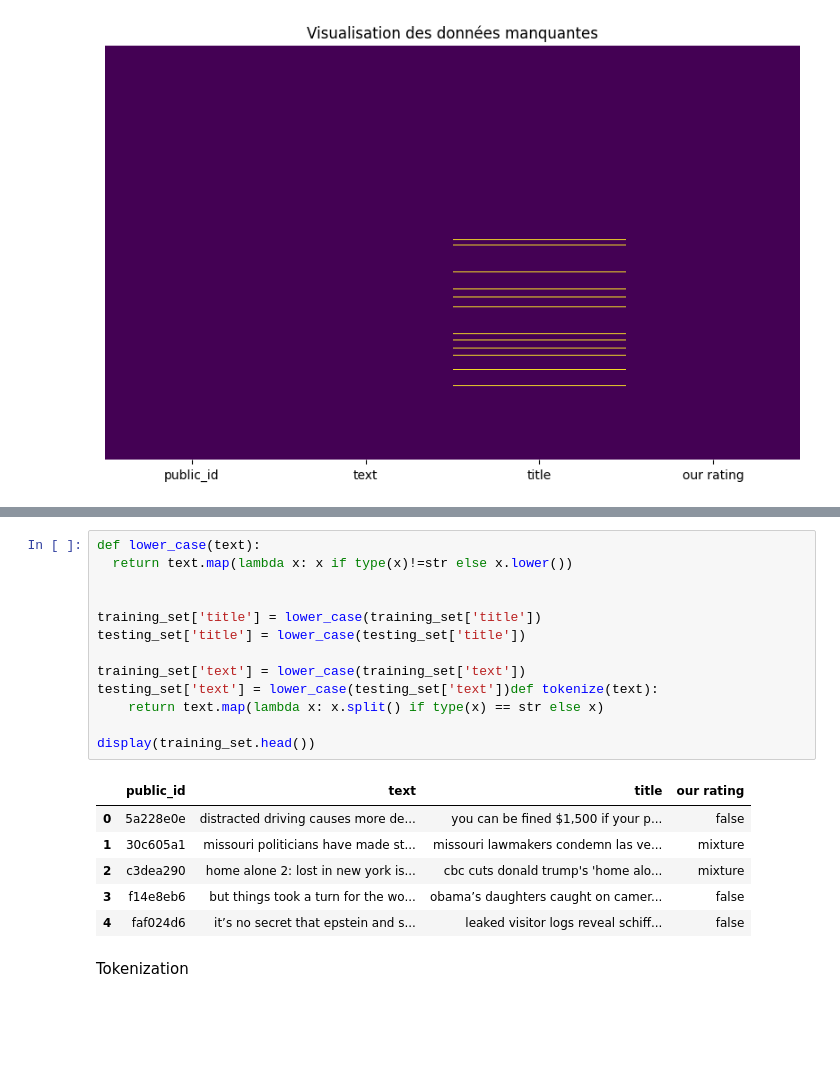
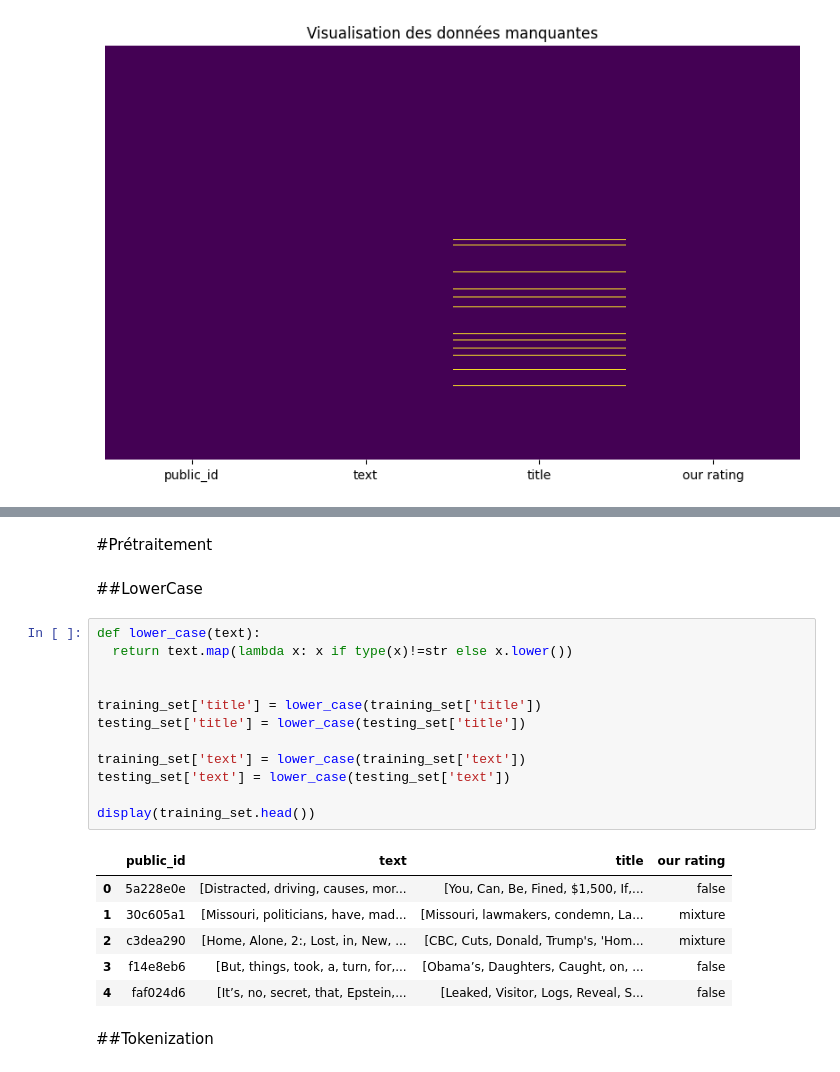
Before and after one commit to texao/projet_learning, a Jupyter notebook: Project_fake_news.ipynb, the cells around one changed output, grey strips where cells are left out. Drawn from its saved outputs; the diff is of its cells as text; blank space fills up the shorter version.

```diff
--- a/Project_fake_news.ipynb
+++ b/Project_fake_news.ipynb
@@ -93,25 +121,28 @@ Enlever les majuscules
+# %% [markdown]
+#Prétraitement
+# %% [markdown]
+##LowerCase
 # %%
 def lower_case(text):
   return text.map(lambda x: x if type(x)!=str else x.lower())
 
 
 training_set['title'] = lower_case(training_set['title'])
 testing_set['title'] = lower_case(testing_set['title'])
 
 training_set['text'] = lower_case(training_set['text'])
-testing_set['text'] = lower_case(testing_set['text'])def tokenize(text):
-    return text.map(lambda x: x.split() if type(x) == str else x)
+testing_set['text'] = lower_case(testing_set['text'])
 
 display(training_set.head())
 # %% [output]
 |  | public_id | text | title | our rating |
-| 0 | 5a228e0e | distracted driving causes more de... | you can be fined $1,500 if your p... | false |
-| 1 | 30c605a1 | missouri politicians have made st... | missouri lawmakers condemn las ve... | mixture |
-| 2 | c3dea290 | home alone 2: lost in new york is... | cbc cuts donald trump's 'home alo... | mixture |
-| 3 | f14e8eb6 | but things took a turn for the wo... | obama’s daughters caught on camer... | false |
-| 4 | faf024d6 | it’s no secret that epstein and s... | leaked visitor logs reveal schiff... | false |
+| 0 | 5a228e0e | [Distracted, driving, causes, mor... | [You, Can, Be, Fined, $1,500, If,... | false |
+| 1 | 30c605a1 | [Missouri, politicians, have, mad... | [Missouri, lawmakers, condemn, La... | mixture |
+| 2 | c3dea290 | [Home, Alone, 2:, Lost, in, New, ... | [CBC, Cuts, Donald, Trump's, 'Hom... | mixture |
+| 3 | f14e8eb6 | [But, things, took, a, turn, for,... | [Obama’s, Daughters, Caught, on, ... | false |
+| 4 | faf024d6 | [It’s, no, secret, that, Epstein,... | [Leaked, Visitor, Logs, Reveal, S... | false |
-# %% [markdown]
-Tokenization
+# %% [markdown]
+##Tokenization
 # %%
 def tokenize(text):
     return text.map(lambda x: x.split() if type(x) == str else x)
```
Also changed, not shown: parts of 29 cells of this notebook.
